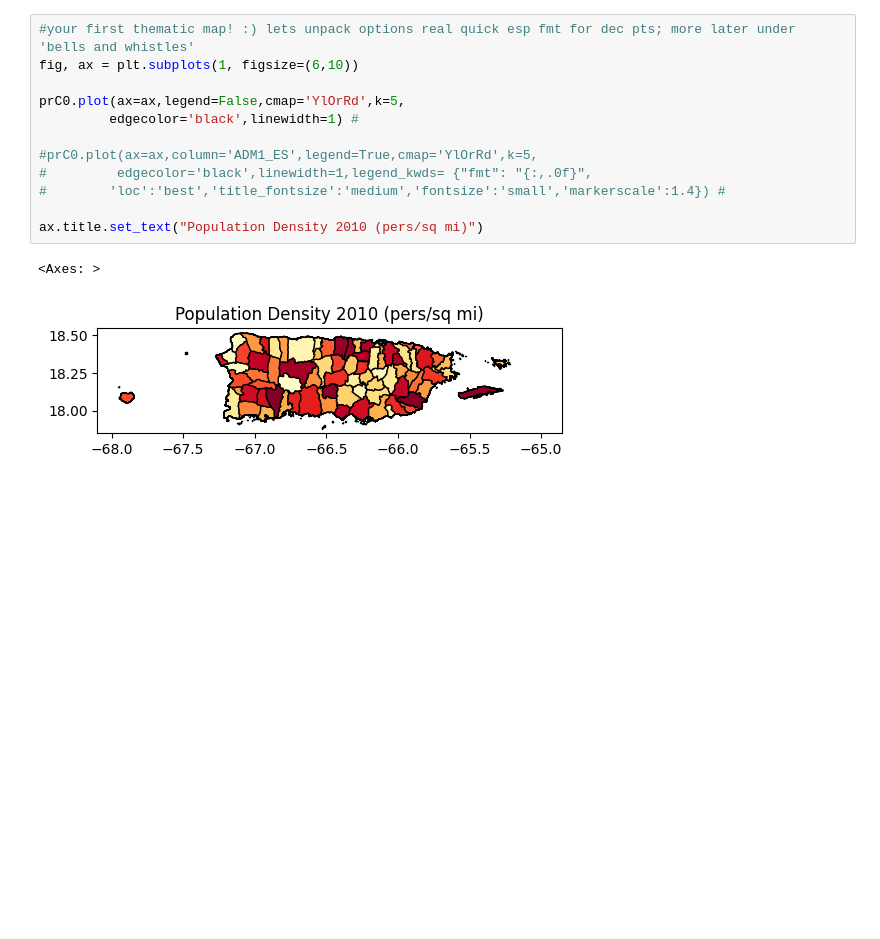
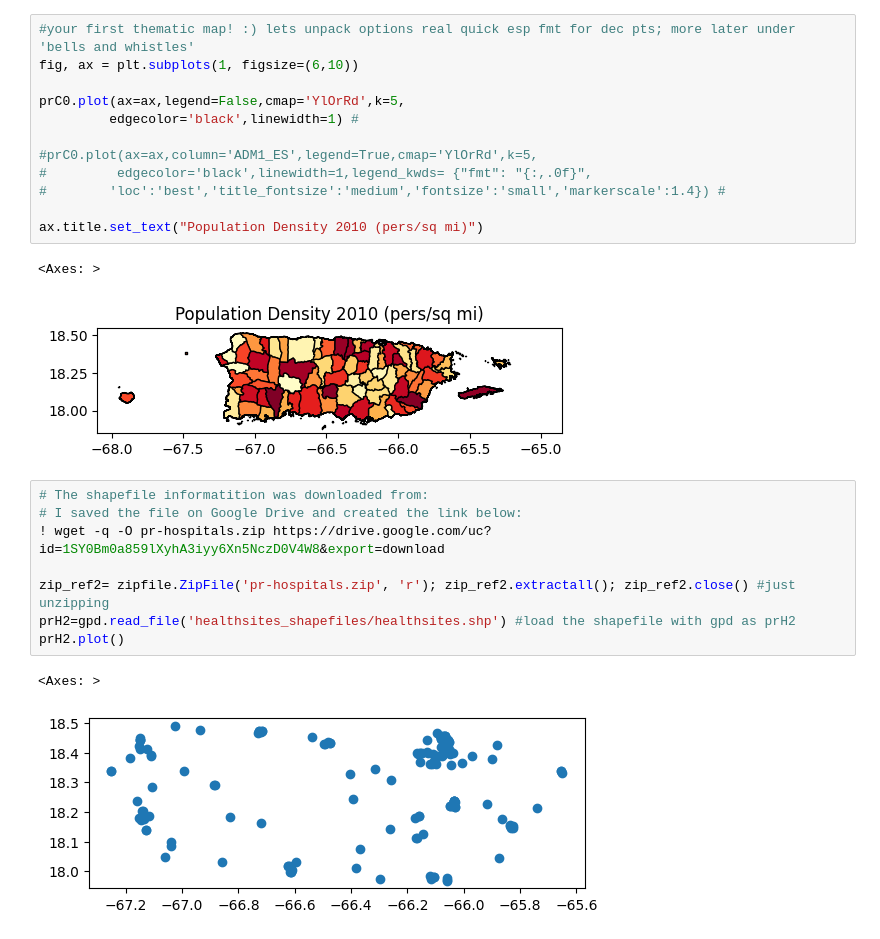
Before and after one commit to Venettov/Riveraruiz_GIS, a Jupyter notebook: PS0_Test.ipynb, the cells around one changed output. Drawn from its saved outputs; the diff is of its cells as text; blank space fills up the shorter version.

```diff
--- a/PS0_Test.ipynb
+++ b/PS0_Test.ipynb
@@ -94,3 +94,14 @@ ax.title.set_text("Population Density 2010 (pers/sq mi)")
 # %% [output]
 <Axes: >
 [figure]
+# %%
+# The shapefile informatition was downloaded from:
+# I saved the file on Google Drive and created the link below:
+! wget -q -O pr-hospitals.zip https://drive.google.com/uc?id=1SY0Bm0a859lXyhA3iyy6Xn5NczD0V4W8&export=download
+
+zip_ref2= zipfile.ZipFile('pr-hospitals.zip', 'r'); zip_ref2.extractall(); zip_ref2.close() #just unzipping
+prH2=gpd.read_file('healthsites_shapefiles/healthsites.shp') #load the shapefile with gpd as prH2
+prH2.plot()
+# %% [output]
+<Axes: >
+[figure, added]
```
Also changed, not shown: parts of 2 cells of this notebook.
